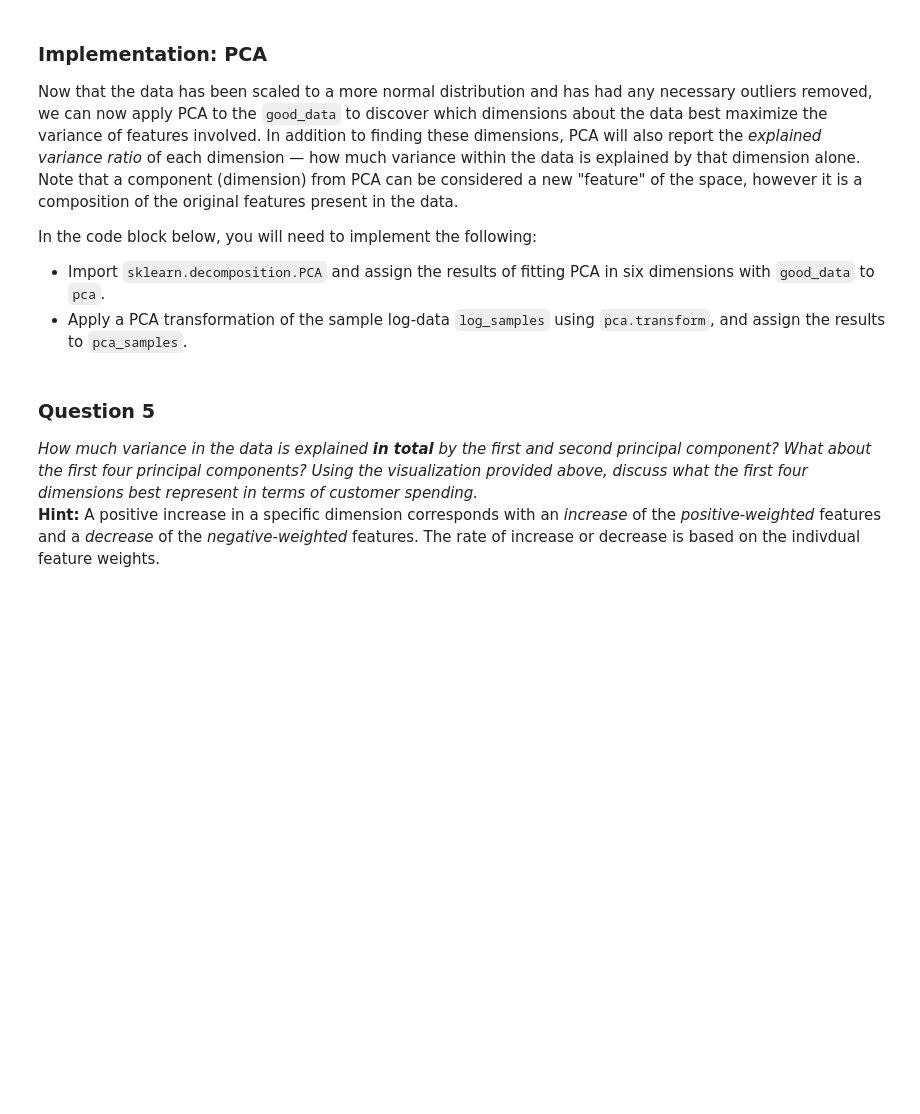
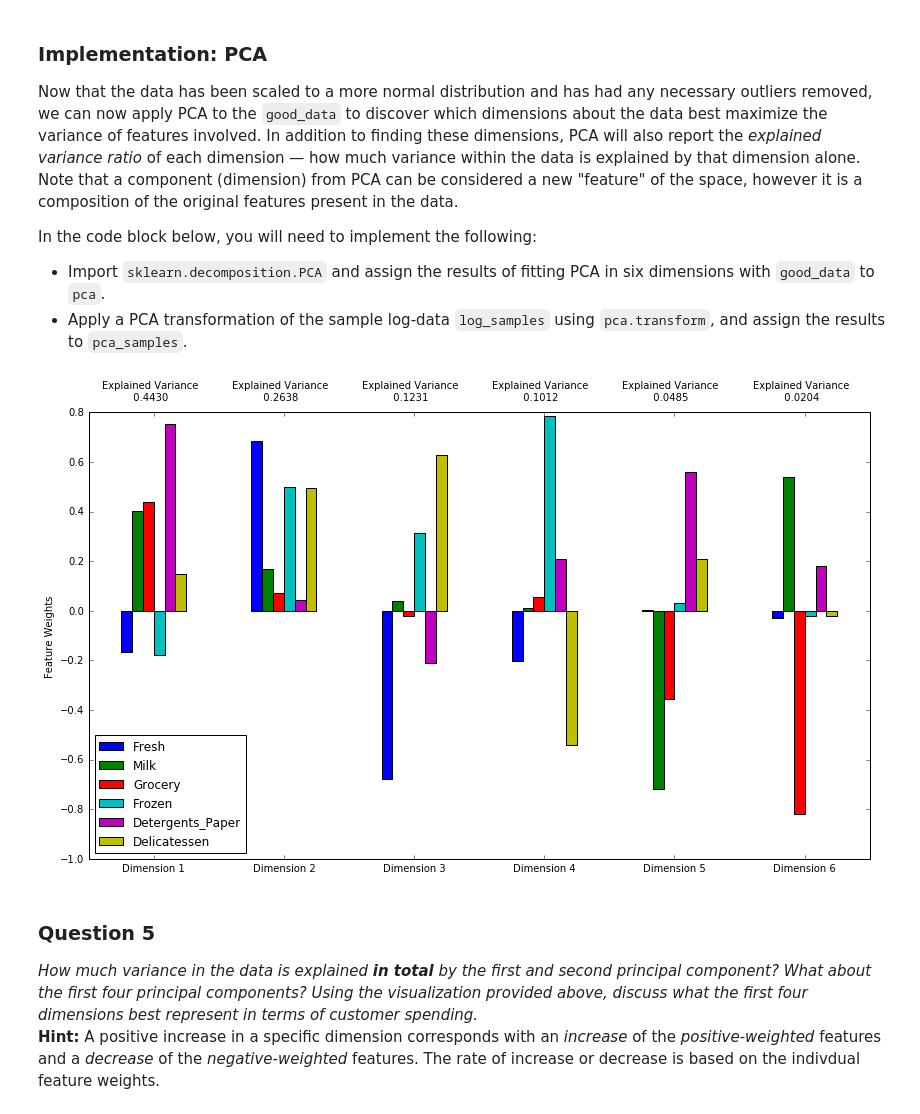
Before and after one commit to xy008areshsu/UdacityMLNanoDegree, a Jupyter notebook: projects/creating_customer_segments/customer_segments.ipynb, the cells around one changed output. Drawn from its saved outputs; the diff is of its cells as text; code cells hidden in the pictures; blank space fills up the shorter version.

```diff
--- a/projects/creating_customer_segments/customer_segments.ipynb
+++ b/projects/creating_customer_segments/customer_segments.ipynb
@@ -142,23 +209,36 @@ In the code block below, you will need to implement the following:
 Once you have performed this implementation, the dataset will be stored in the variable `good_data`.
 # %%
 # For each feature find the data points with extreme high or low values
+outlier_index = {}
 for feature in log_data.keys():
 
     # TODO: Calculate Q1 (25th percentile of the data) for the given feature
-    Q1 = None
+    Q1 = np.percentile(log_data[feature], 25)
 
     # TODO: Calculate Q3 (75th percentile of the data) for the given feature
-    Q3 = None
+    Q3 = np.percentile(log_data[feature], 75)
 
     # TODO: Use the interquartile range to calculate an outlier step (1.5 times the interquartile range)
-    step = None
+    step = 1.5 * (Q3 - Q1)
 
     # Display the outliers
     print "Data points considered outliers for the feature '{}':".format(feature)
-    display(log_data[~((log_data[feature] >= Q1 - step) & (log_data[feature] <= Q3 + step))])
+    outlier_data = log_data[~((log_data[feature] >= Q1 - step) & (log_data[feature] <= Q3 + step))]
+    display(outlier_data)
+    for idx in outlier_data.index:
+        if idx not in outlier_index:
+            outlier_index[idx] = 1
+        else:
+            outlier_index[idx] += 1
+
 
 # OPTIONAL: Select the indices for data points you wish to remove
-outliers  = []
+# print(outlier_index)
+outliers = []
+for key, val in outlier_index.items():
+    if val > 1:
+        outliers.append(key)
 
 # Remove the outliers, if any were specified
 good_data = log_data.drop(log_data.index[outliers]).reset_index(drop = True)
+good_data.shape
@@ -179,14 +322,20 @@ In the code block below, you will need to implement the following:
  - Import `sklearn.decomposition.PCA` and assign the results of fitting PCA in six dimensions with `good_data` to `pca`.
  - Apply a PCA transformation of the sample log-data `log_samples` using `pca.transform`, and assign the results to `pca_samples`.
 # %%
+from sklearn.decomposition import PCA
 # TODO: Apply PCA to the good data with the same number of dimensions as features
-pca = None
+n_components = 6
+pca = PCA(n_components=n_components)
+data_pca = pca.fit_transform(good_data)
+
 
 # TODO: Apply a PCA transformation to the sample log-data
-pca_samples = None
+pca_samples = pca.transform(log_samples)
 
 # Generate PCA results plot
 pca_results = rs.pca_results(good_data, pca)
+# %% [output]
+[figure, added]
 # %% [markdown]
 ### Question 5
 *How much variance in the data is explained* ***in total*** *by the first and second principal component? What about the first four principal components? Using the visualization provided above, discuss what the first four dimensions best represent in terms of customer spending.*
```
Also changed, not shown: parts of 22 cells of this notebook, 4 other files.
